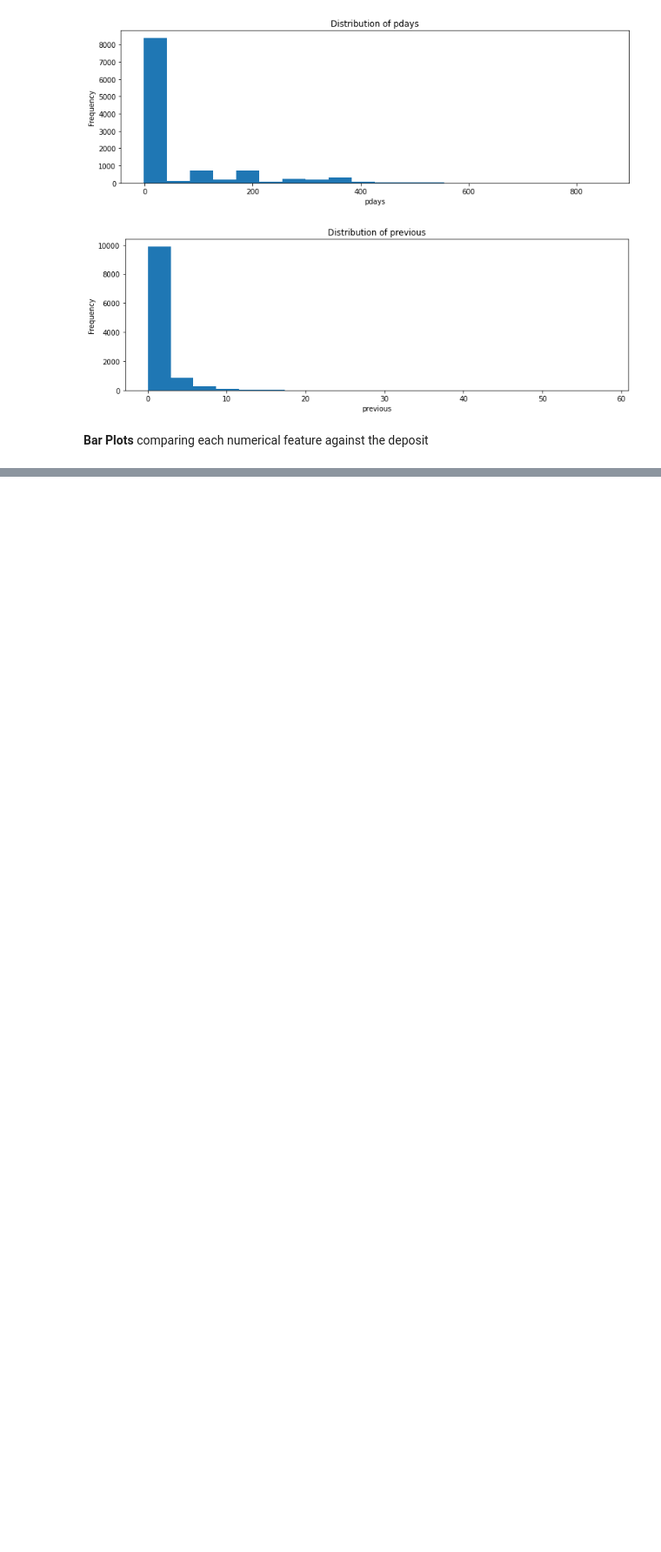
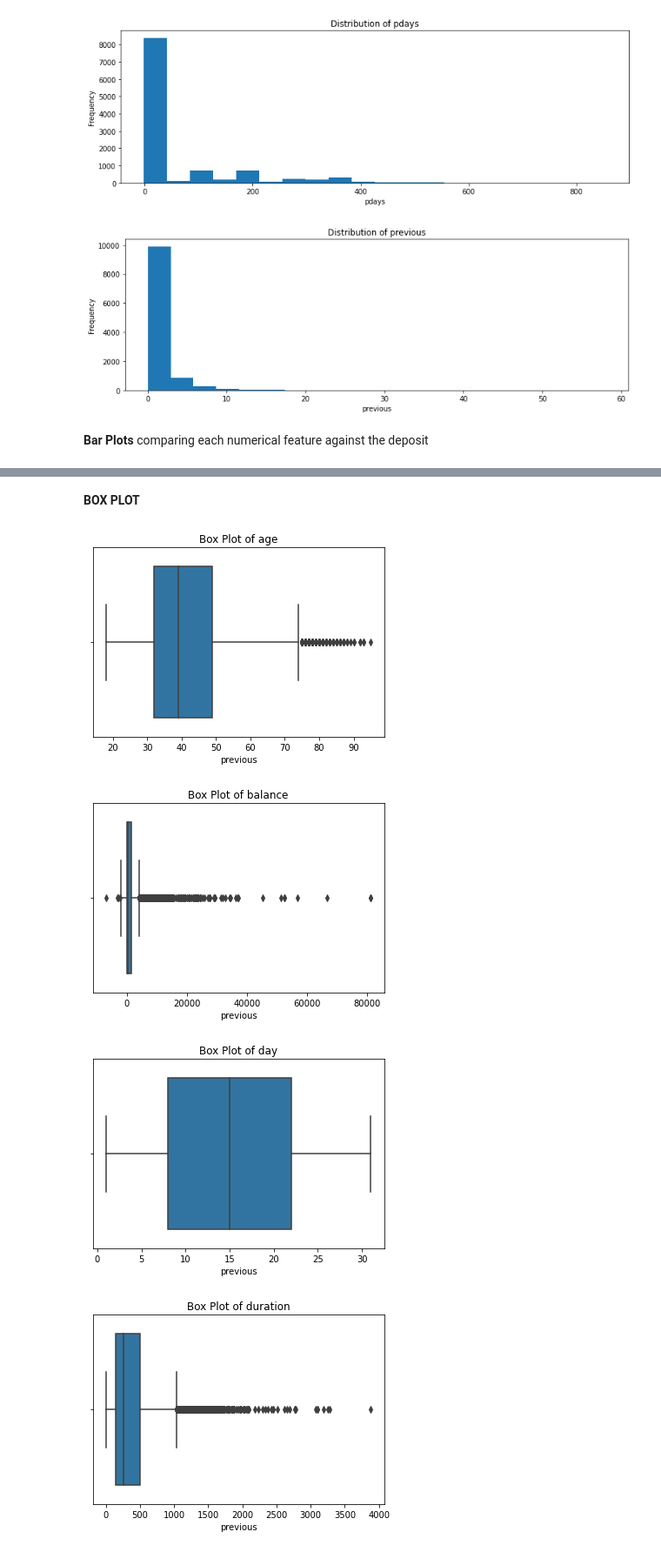
Before and after one commit to athulrj02/ProspectPulse, a Jupyter notebook: CstData.ipynb, the cells around one changed output, grey strips where cells are left out. Shown: that part at 87% size. Cells and saved outputs as stored; diff of their text form; code cells hidden in the pictures; blank space fills up the shorter version.

```diff
--- a/CstData.ipynb
+++ b/CstData.ipynb
@@ -206,0 +219,14 @@ for i in numerical_features:
+# %% [markdown]
+**BOX PLOT**
+# %%
+for i in numerical_features:
+    sns.boxplot (data= df, x=i)
+    plt.xlabel(coloum)
+    plt.title('Box Plot of '+i)
+    # plt.grid(False)
+    plt.show()
+# %% [output]
+[figure, added]
+[figure, added]
+[figure, added]
+[figure, added]
```
Also changed, not shown: parts of 20 cells of this notebook.
